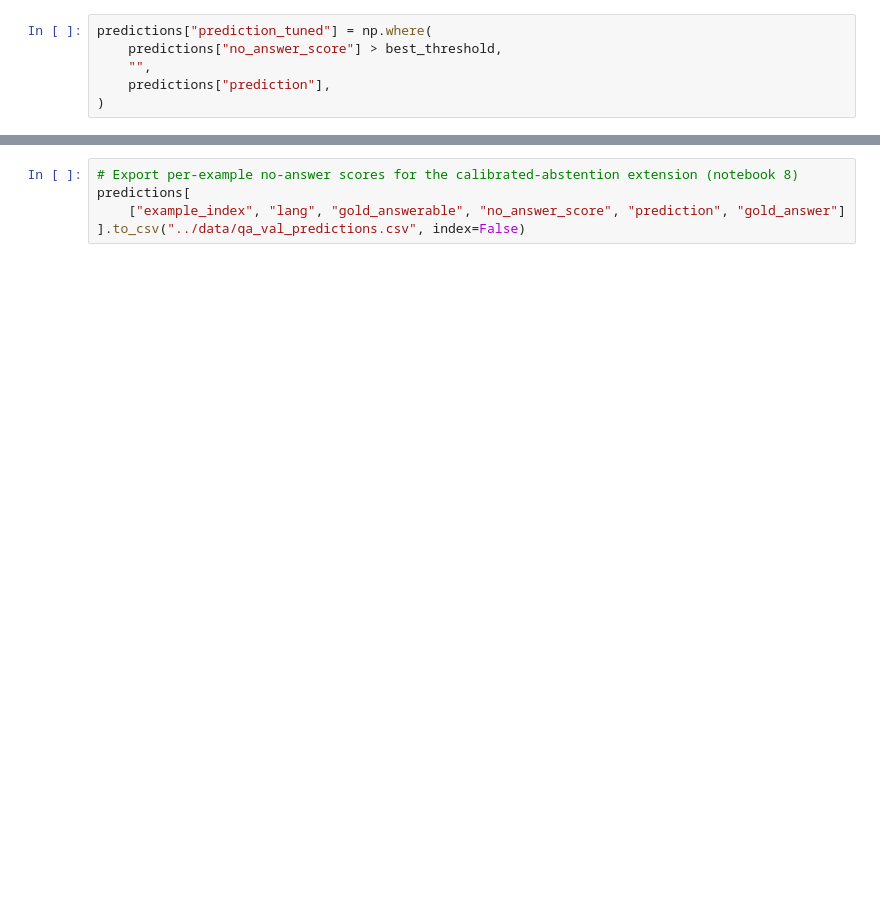
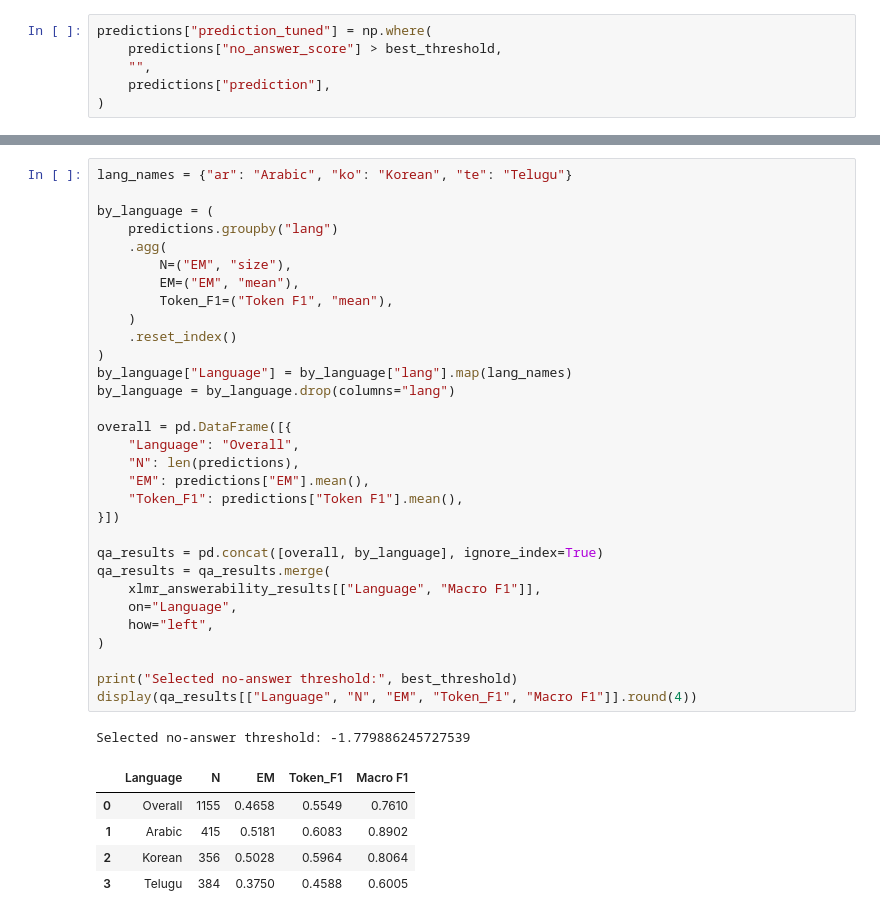
Before and after one commit to wiwillym/nlp-ku-project, a Jupyter notebook: notebooks/7_integrated_multilingual_qa.ipynb, the cells around one changed output, grey strips where cells are left out. Saved outputs shown, nothing was run; the diff lists cells and outputs as text; blank space fills up the shorter version.

```diff
--- a/notebooks/7_integrated_multilingual_qa.ipynb
+++ b/notebooks/7_integrated_multilingual_qa.ipynb
@@ -527,5 +585,38 @@ SQuAD-v2 Token F1: 0.5835778036994563
-# %%
-# Export per-example no-answer scores for the calibrated-abstention extension (notebook 8)
-predictions[
-    ["example_index", "lang", "gold_answerable", "no_answer_score", "prediction", "gold_answer"]
-].to_csv("../data/qa_val_predictions.csv", index=False)
+# %%
+lang_names = {"ar": "Arabic", "ko": "Korean", "te": "Telugu"}
+
+by_language = (
+    predictions.groupby("lang")
+    .agg(
+        N=("EM", "size"),
+        EM=("EM", "mean"),
+        Token_F1=("Token F1", "mean"),
+    )
+    .reset_index()
+)
+by_language["Language"] = by_language["lang"].map(lang_names)
+by_language = by_language.drop(columns="lang")
+
+overall = pd.DataFrame([{
+    "Language": "Overall",
+    "N": len(predictions),
+    "EM": predictions["EM"].mean(),
+    "Token_F1": predictions["Token F1"].mean(),
+}])
+
+qa_results = pd.concat([overall, by_language], ignore_index=True)
+qa_results = qa_results.merge(
+    xlmr_answerability_results[["Language", "Macro F1"]],
+    on="Language",
+    how="left",
+)
+
+print("Selected no-answer threshold:", best_threshold)
+display(qa_results[["Language", "N", "EM", "Token_F1", "Macro F1"]].round(4))
+# %% [output]
+Selected no-answer threshold: -1.779886245727539
+|  | Language | N | EM | Token_F1 | Macro F1 |
+| 0 | Overall | 1155 | 0.4658 | 0.5549 | 0.7610 |
+| 1 | Arabic | 415 | 0.5181 | 0.6083 | 0.8902 |
+| 2 | Korean | 356 | 0.5028 | 0.5964 | 0.8064 |
+| 3 | Telugu | 384 | 0.3750 | 0.4588 | 0.6005 |
```
Also changed, not shown: parts of 15 cells of this notebook, 7 other files.
